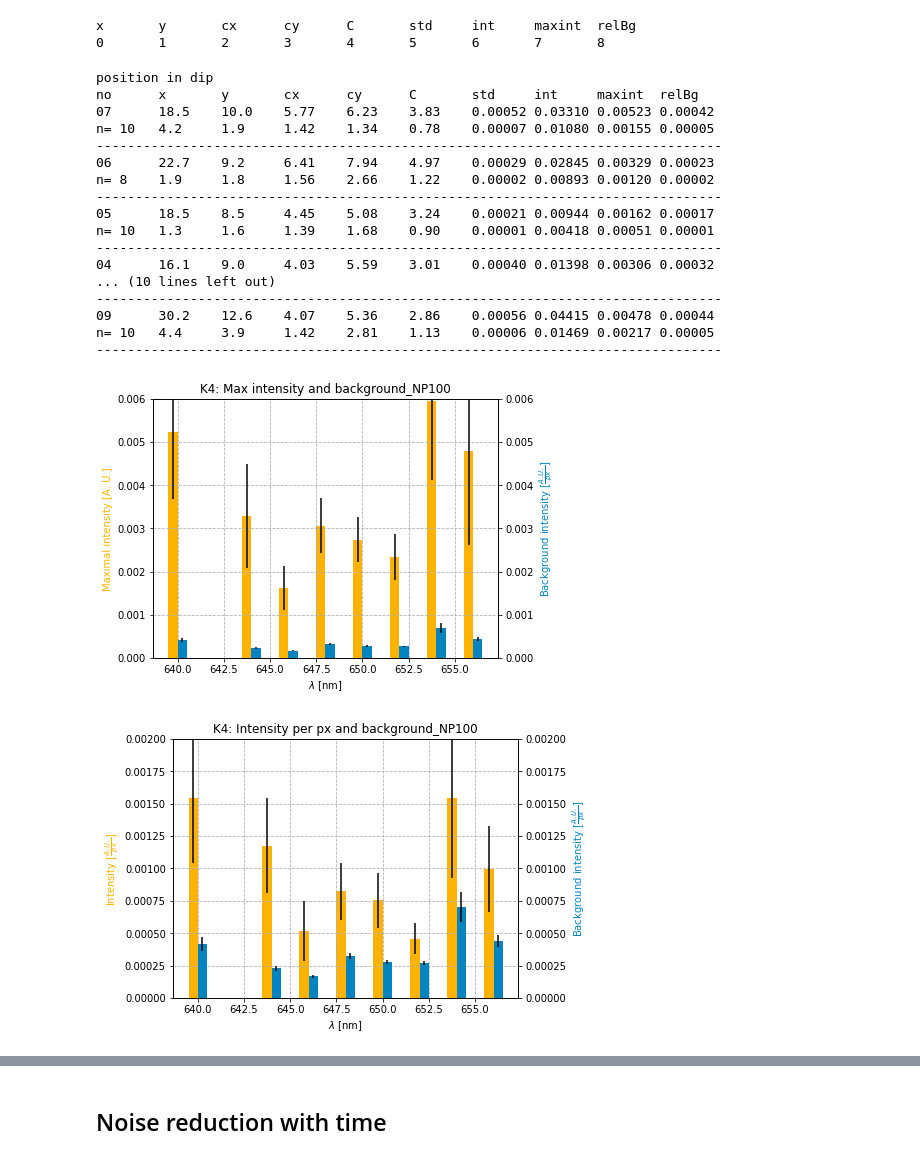
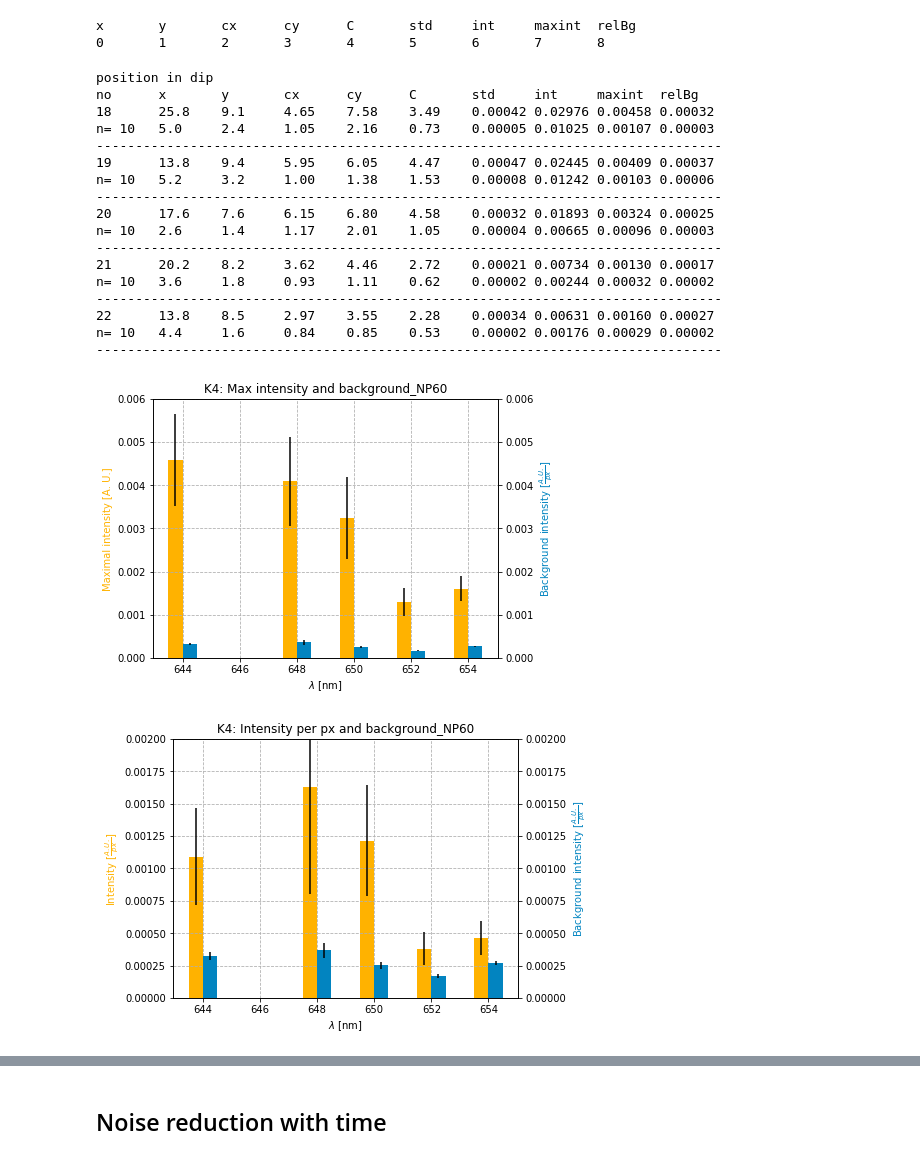
Before and after one commit to Yennda/spr_microscopy, a Jupyter notebook: jup_np_K4-02.ipynb, the cells around one changed output, grey strips where cells are left out. Drawn from its saved outputs; the diff is of its cells as text; code cells hidden in the pictures.

```diff
--- a/jup_np_K4-02.ipynb
+++ b/jup_np_K4-02.ipynb
@@ -24,12 +24,16 @@ x       y       cx      cy      C       std     int     maxint  relBg
 # folder=main_folder+'L3/'
 
 main_folder='C:/SPRUP_data_Jenda/2019_03_13_Jenda_microscopy/'
-folder=main_folder+'19_09_06_K4/export_np/'
+folder=main_folder+'19_09_10_K4/export_np/'
 # %%
-np=100
-nm=[7, 6, 5, 4, 3, 2, 8, 9]
+# np=100
+# nm=[7, 6, 5, 4, 3, 2, 8, 9]
+# nm=[6 ,4, 3, 2, 8]
 
-
+# np=80
+# nm=[13, 12, 14, 15, 16]
+np=60
+nm=[18, 19, 20, 21, 22]
 
 
 files=[folder+'raw_{:02.0f}_1'.format(f) for f in nm]
@@ -53,53 +57,54 @@ for file in files:
 # %% [output]
 position in dip
 no      x       y       cx      cy      C       std     int     maxint  relBg
-07      18.5    10.0    5.77    6.23    3.83    0.00052 0.03310 0.00523 0.00042
-n= 10   4.2     1.9     1.42    1.34    0.78    0.00007 0.01080 0.00155 0.00005
+18      25.8    9.1     4.65    7.58    3.49    0.00042 0.02976 0.00458 0.00032
+n= 10   5.0     2.4     1.05    2.16    0.73    0.00005 0.01025 0.00107 0.00003
 --------------------------------------------------------------------------------
-06      22.7    9.2     6.41    7.94    4.97    0.00029 0.02845 0.00329 0.00023
-n= 8    1.9     1.8     1.56    2.66    1.22    0.00002 0.00893 0.00120 0.00002
+19      13.8    9.4     5.95    6.05    4.47    0.00047 0.02445 0.00409 0.00037
+n= 10   5.2     3.2     1.00    1.38    1.53    0.00008 0.01242 0.00103 0.00006
 --------------------------------------------------------------------------------
-05      18.5    8.5     4.45    5.08    3.24    0.00021 0.00944 0.00162 0.00017
-n= 10   1.3     1.6     1.39    1.68    0.90    0.00001 0.00418 0.00051 0.00001
+20      17.6    7.6     6.15    6.80    4.58    0.00032 0.01893 0.00324 0.00025
+n= 10   2.6     1.4     1.17    2.01    1.05    0.00004 0.00665 0.00096 0.00003
 --------------------------------------------------------------------------------
-04      16.1    9.0     4.03    5.59    3.01    0.00040 0.01398 0.00306 0.00032
-... (10 lines left out)
+21      20.2    8.2     3.62    4.46    2.72    0.00021 0.00734 0.00130 0.00017
+n= 10   3.6     1.8     0.93    1.11    0.62    0.00002 0.00244 0.00032 0.00002
 --------------------------------------------------------------------------------
-09      30.2    12.6    4.07    5.36    2.86    0.00056 0.04415 0.00478 0.00044
-n= 10   4.4     3.9     1.42    2.81    1.13    0.00006 0.01469 0.00217 0.00005
+22      13.8    8.5     2.97    3.55    2.28    0.00034 0.00631 0.00160 0.00027
+n= 10   4.4     1.6     0.84    0.85    0.53    0.00002 0.00176 0.00029 0.00002
 --------------------------------------------------------------------------------
 # %%
-wls=[640, 644 ,646, 648, 650, 652, 654, 656]
+# wls=[640, 644 ,646, 648, 650, 652, 654, 656]
+wls=[644, 648, 650, 652, 654]
 data1=[d[7] for d in data]
 data1_std=[d[7] for d in data_std]
 data2=[d[8] for d in data]
 data2_std=[d[8] for d in data_std]
 area=[d[0]*d[1] for d in data]
 
 
 
 w=0.5
 
 fig = plt.figure()
 axes = fig.add_axes([0.1, 0.1, 0.8, 0.9])
 axes.grid(linestyle='--')
 
 title='Max intensity and background_NP'+str(np)
 axes.set_title(name+': '+title)
 axes.set_xlabel('$\lambda$ [nm]')
 axes.set_ylabel('Maximal intensity [A. U.]', color=yellow)
 axes.set_ylim([0, 0.006])
 
 axesI = axes.twinx()
 axesI.set_ylabel('Background intensity [$\\frac{A. U.}{px}$]', color=blue)
 axesI.set_ylim([0, 0.006])
 
 axes.bar([s-w/2 for s in wls], data1, w, yerr=data1_std, color=yellow, label='x')
 
 axesI.bar([s+w/2 for s in wls], data2, w, yerr=data2_std, color=blue,label='y')
 fig.savefig(folder+'plots/'+title.replace(' ', '_').lower()+'_'+name+'.png' , dpi=300,  bbox_inches='tight')
 # %% [output]
-[figure, old version]
+[figure, new version]
 # %%
 data1=[d[6] for d in data]
 data1_std=[d[6] for d in data_std]
@@ -131,7 +136,7 @@ axes.bar([s-w/2 for s in wls], data3, w, yerr=data3_std, color=yellow, label='x'
 axesI.bar([s+w/2 for s in wls], data2, w, yerr=data2_std, color=blue,label='y')
 fig.savefig(folder+'plots/'+title.replace(' ', '_').lower()+'_'+name+'.png' , dpi=300,  bbox_inches='tight')
 # %% [output]
-[figure, old version]
+[figure, new version]
 # %%
 data1=[d[6] for d in data]
 data1_std=[d[6] for d in data_std]
```
Also changed, not shown: parts of 8 cells of this notebook, 3 other files.
